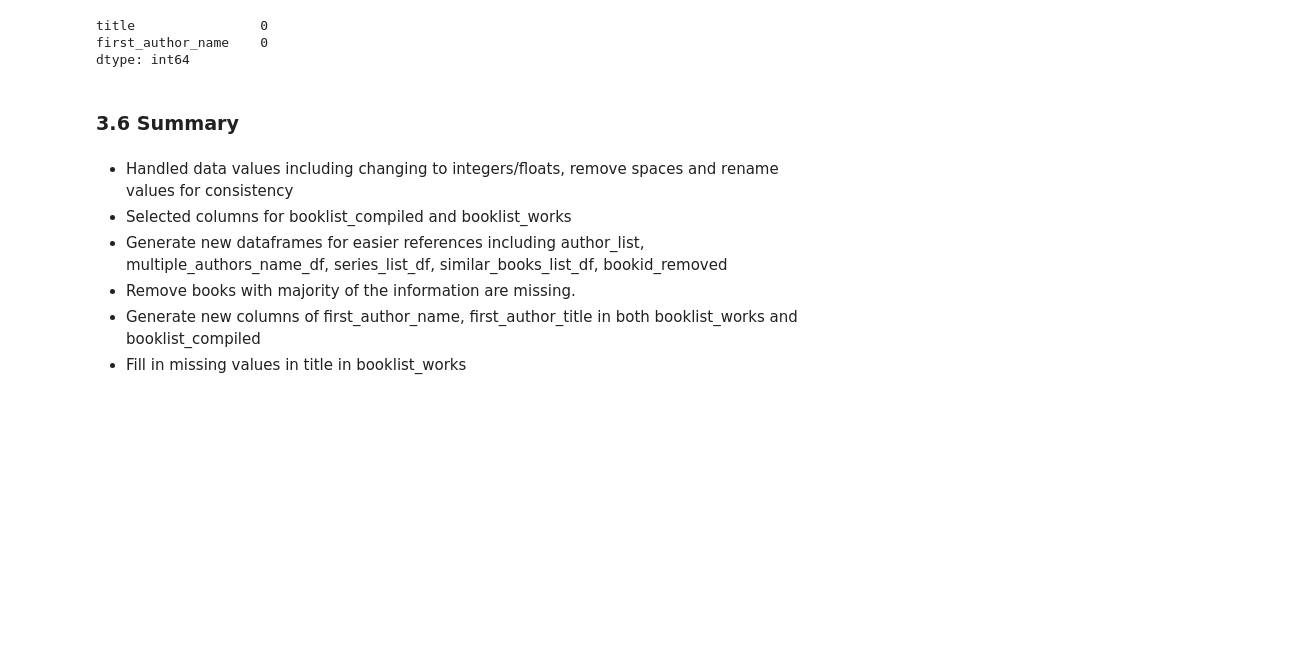
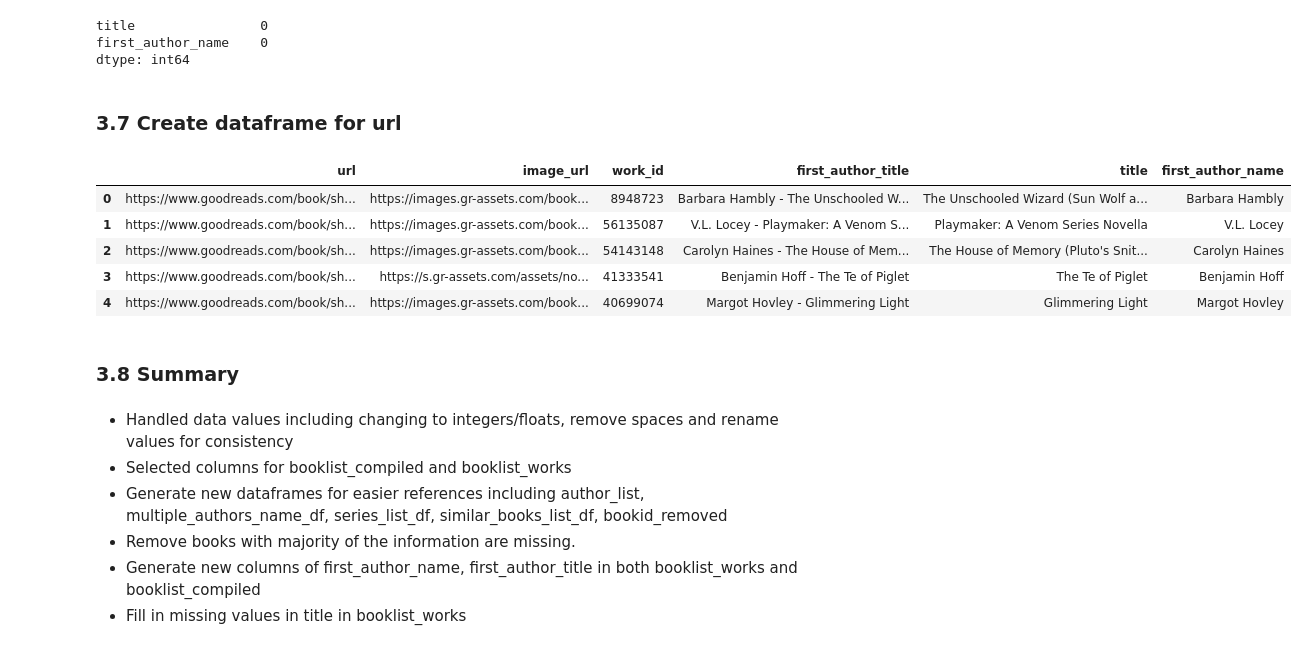
Before and after one commit to cxliew/books_recommender_system, a Jupyter notebook: code/capstone_project_b_data_cleaning_booklist.ipynb, the cells around one changed output. Saved outputs shown, nothing was run; the diff lists cells and outputs as text; code cells hidden in the pictures; blank space fills up the shorter version.

```diff
--- a/code/capstone_project_b_data_cleaning_booklist.ipynb
+++ b/code/capstone_project_b_data_cleaning_booklist.ipynb
@@ -804,7 +844,7 @@ booklist_compiled_work_info = booklist_compiled_work_info.drop_duplicates(subset
 # %%
 # Fill the books having both missing title and author name in booklist_works
 booklist_compiled_work_info = booklist_compiled_work_info.drop(["book_id", "ratings_count"], axis = 1)
-works_missing_title = works_missing_title.drop(["title", "author_name"], axis = 1)
+works_missing_title = works_missing_title.drop(["title", "author_name", "url", "image_url"], axis = 1)
 works_missing_title = pd.merge(works_missing_title,booklist_compiled_work_info, on = "work_id", how = 'left')
 print(f"The works_missing_title rows and columns are {works_missing_title.shape}")
 works_missing_title.head()
@@ -824,7 +864,7 @@ works_no_missing_title_author = works_no_missing_title[works_no_missing_title.au
 works_no_missing_title_missing_author = works_no_missing_title[works_no_missing_title.author_name.isnull()]
 
 # Fill in the information of author names using the work_id form booklist_compiled
-works_no_missing_title_missing_author = works_no_missing_title_missing_author.drop(["author_name"], axis = 1)
+works_no_missing_title_missing_author = works_no_missing_title_missing_author.drop(["author_name", 'url', 'image_url'], axis = 1)
 booklist_compiled_work_info = booklist_compiled_work_info.drop(["title"], axis = 1)
 works_no_missing_title_missing_author = pd.merge(works_no_missing_title_missing_author,booklist_compiled_work_info, on = 'work_id', how = 'left')
 works_no_missing_title_missing_author.head()
@@ -859,8 +899,22 @@ booklist_works.isnull().sum()[['title', 'first_author_name']]
 title                0
 first_author_name    0
 dtype: int64
+# %% [markdown]
+### 3.7 Create dataframe for url
+# %%
+booklist_url = booklist_works[["url","image_url", "work_id", "first_author_title", "title", "first_author_name"]]
+booklist_works = booklist_works.drop(["url", "image_url"], axis = 1)
+booklist_compiled = booklist_compiled.drop(["url", "image_url"], axis = 1)
+booklist_url.head()
+# %% [output]
+|  | url | image_url | work_id | first_author_title | title | first_author_name |
+| 0 | https://www.goodreads.com/book/sh... | https://images.gr-assets.com/book... | 8948723 | Barbara Hambly - The Unschooled W... | The Unschooled Wizard (Sun Wolf a... | Barbara Hambly |
+| 1 | https://www.goodreads.com/book/sh... | https://images.gr-assets.com/book... | 56135087 | V.L. Locey - Playmaker: A Venom S... | Playmaker: A Venom Series Novella | V.L. Locey |
+| 2 | https://www.goodreads.com/book/sh... | https://images.gr-assets.com/book... | 54143148 | Carolyn Haines - The House of Mem... | The House of Memory (Pluto's Snit... | Carolyn Haines |
+| 3 | https://www.goodreads.com/book/sh... | https://s.gr-assets.com/assets/no... | 41333541 | Benjamin Hoff - The Te of Piglet | The Te of Piglet | Benjamin Hoff |
+| 4 | https://www.goodreads.com/book/sh... | https://images.gr-assets.com/book... | 40699074 | Margot Hovley - Glimmering Light | Glimmering Light | Margot Hovley |
 # %% [markdown]
-### 3.6 Summary
+### 3.8 Summary
 # %% [markdown]
 * Handled data values including changing to integers/floats, remove spaces and rename values for consistency
 * Selected columns for booklist_compiled and booklist_works
```
Also changed, not shown: parts of 37 cells of this notebook, 19 other files.
